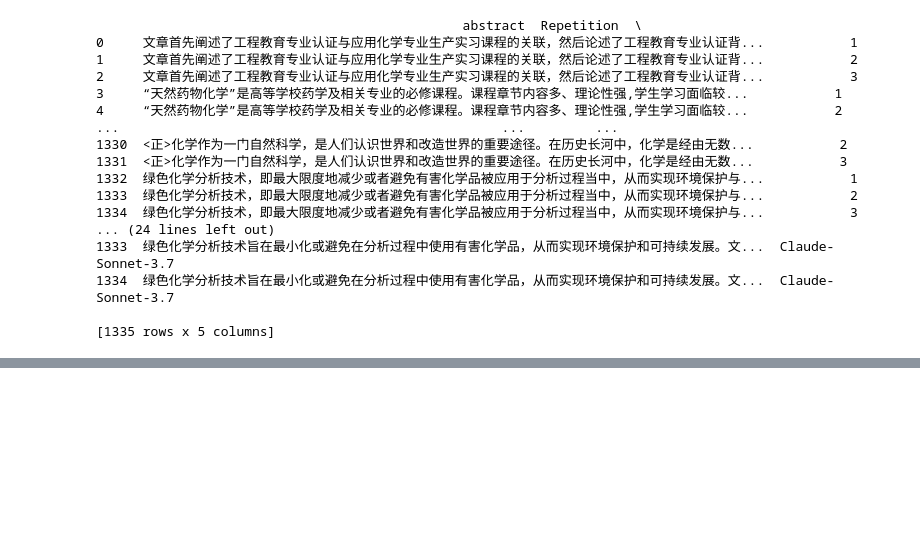
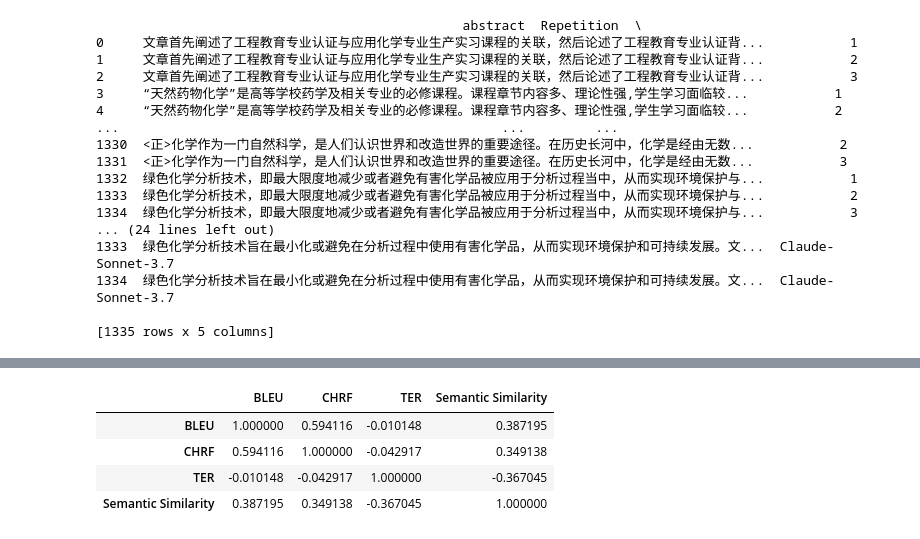
Before and after one commit to pcbrom/bt-conference, a Jupyter notebook: aed_metrics.ipynb, the cells around one changed output, grey strips where cells are left out. Saved outputs shown, nothing was run; the diff lists cells and outputs as text; code cells hidden in the pictures; blank space fills up the shorter version.

```diff
--- a/aed_metrics.ipynb
+++ b/aed_metrics.ipynb
@@ -193,0 +410,77 @@ df.to_excel("results_metrics/results_metrics.xlsx", index=False)
+# %%
+import scipy.stats as ss
+from statsmodels.sandbox.stats.multicomp import multipletests
+import seaborn as sns
+import matplotlib.pyplot as plt
+
+# Define the columns for analysis
+columns = ['BLEU', 'CHRF', 'TER', 'Semantic Similarity']
+
+# Get unique models
+models = df['model'].unique()
+
+for model in models:
+    print(f"Analyzing model: {model}")
+    df_model = df[df['model'] == model]
+
+    # Calculate the Spearman correlation matrix
+    spearman_corr = df_model[columns].corr(method='spearman')
+    display(spearman_corr)
+
+    # Calculate p-values for Spearman correlation coefficients
+    p_values = np.zeros(spearman_corr.shape)
+    for i in range(len(columns)):
+        for j in range(len(columns)):
+            if i != j:
+                _, p_values[i, j] = ss.spearmanr(df_model[columns[i]], df_model[columns[j]], nan_policy='omit')
+            else:
+                p_values[i, j] = np.nan  # Set diagonal p-values to NaN
+
+    # Adjust p-values using Benjamini-Hochberg correction
+    p_values_flat = p_values.flatten()
+    reject, p_values_corrected, _, _ = multipletests(p_values_flat[~np.isnan(p_values_flat)], method='fdr_bh')
+    p_values_corrected_matrix = np.zeros_like(p_values)
+    p_values_corrected_matrix[~np.isnan(p_values)] = p_values_corrected
+
+    # Create a mask for insignificant correlations (p > 0.05)
+    mask = p_values_corrected_matrix > 0.05
+
+    # Create a mask for the upper triangle
+    mask_upper = np.triu(np.ones_like(spearman_corr, dtype=bool))
+
+    # Prepare annotations: correlation value or asterisk for significance
+    annotations = np.empty_like(spearman_corr, dtype=object)
+    for i in range(spearman_corr.shape[0]):
+        for j in range(spearman_corr.shape[1]):
+            if mask[i, j] or mask_upper[i,j]:
+                annotations[i, j] = ""  # Empty string if masked
+            else:
+                annotations[i, j] = f"{spearman_corr.iloc[i, j]:.2f}"
+                if p_values_corrected_matrix[i, j] <= 0.05:
+                    annotations[i, j] += "*"  # Add asterisk if significant
+
+    # Create the scatter plot matrix with Seaborn's PairGrid
+    g = sns.PairGrid(df_model[columns])
+    g.map_lower(sns.scatterplot, color="black")  # Plot scatter plots in the lower triangle
+    g.map_diag(sns.histplot, color="lightgray")  # Plot histograms on the diagonal
+    g.map_upper(sns.kdeplot, cmap="Blues")       # Plot densities in the upper triangle
+
+    # Add correlation annotations to the plots
+    for i in range(len(columns)):
+        for j in range(i+1, len(columns)):  # Only fill the upper triangle
+            g.axes[i, j].annotate(f"Corr: {spearman_corr.iloc[i, j]:.2f}\n",
+                                  xy=(0.5, 0.5), xycoords="axes fraction", ha="center", va="center",
+                                  fontsize=12, color="gray")
+
+    # Adding the title
+    plt.subplots_adjust(top=0.9)  # Adjust the top value as needed
+    plt.suptitle(f'Pairwise scatter plot matrix with Spearman’s correlations and Benjamini-Hochberg correction for {model}.', fontsize=14)
+
+
+    # Save the figure
+    filename = f'results_figures/pairplot_spearman_correlation_matrix_{model}.png'
+    plt.savefig(filename, dpi=300, bbox_inches='tight')
+    plt.close()
+
+    print(f"Spearman correlation pairplot saved to {filename}")
+# %% [output]
@@ -193,0 +488,5 @@ df.to_excel("results_metrics/results_metrics.xlsx", index=False)
+|  | BLEU | CHRF | TER | Semantic Similarity |
+| BLEU | 1.000000 | 0.594116 | -0.010148 | 0.387195 |
+| CHRF | 0.594116 | 1.000000 | -0.042917 | 0.349138 |
+| TER | -0.010148 | -0.042917 | 1.000000 | -0.367045 |
+| Semantic Similarity | 0.387195 | 0.349138 | -0.367045 | 1.000000 |
```
Also changed, not shown: parts of 8 cells of this notebook, 10 other files.
